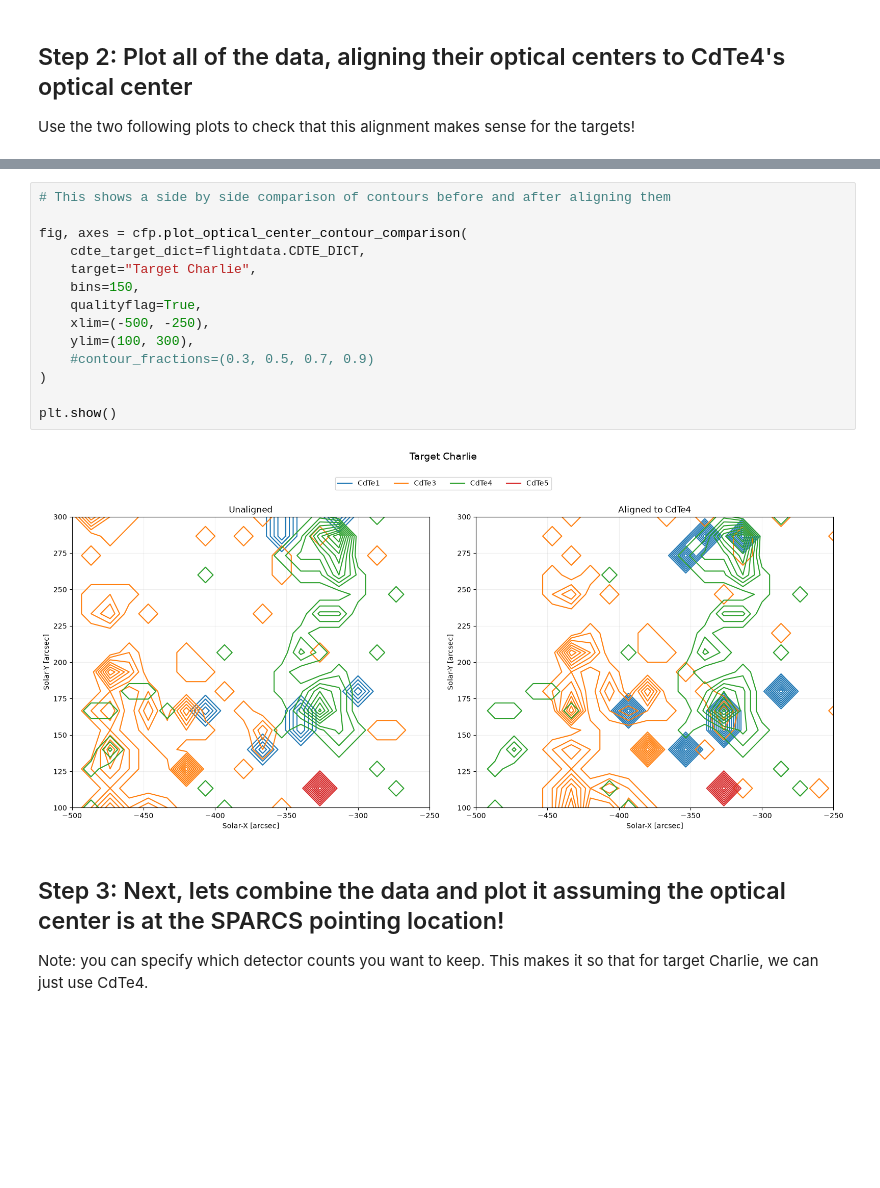
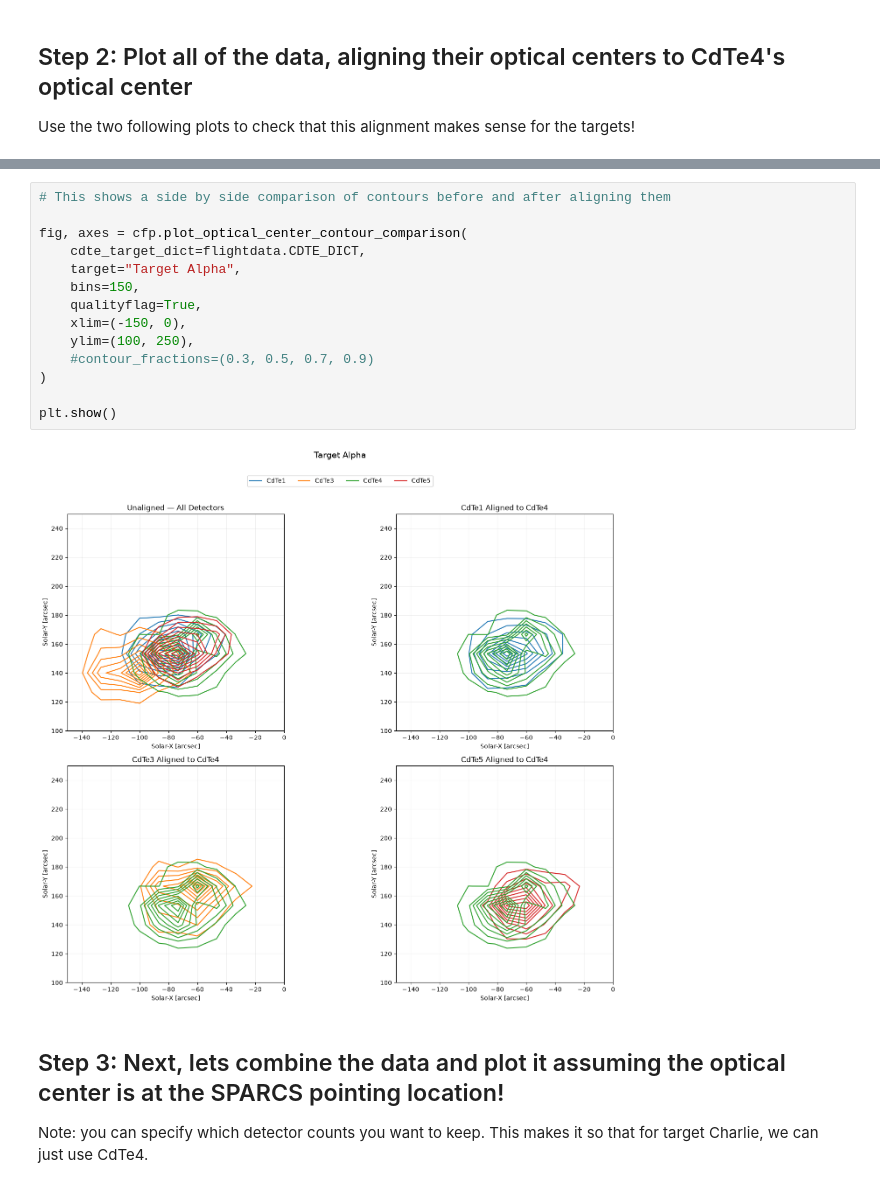
Before and after one commit to pet00184/FOXSI5_CdTeAnalysis, a Jupyter notebook: FOXSIOpticalAlignment/CdTe_SourceAlignment.ipynb, the cells around one changed output, grey strips where cells are left out. Saved outputs shown, nothing was run; the diff lists cells and outputs as text; blank space fills up the shorter version.

```diff
--- a/FOXSIOpticalAlignment/CdTe_SourceAlignment.ipynb
+++ b/FOXSIOpticalAlignment/CdTe_SourceAlignment.ipynb
@@ -46,19 +46,19 @@ plt.show()
 # %%
 # This shows a side by side comparison of contours before and after aligning them
 
 fig, axes = cfp.plot_optical_center_contour_comparison(
     cdte_target_dict=flightdata.CDTE_DICT,
-    target="Target Charlie",
+    target="Target Alpha",
     bins=150,
     qualityflag=True,
-    xlim=(-500, -250),
-    ylim=(100, 300),
+    xlim=(-150, 0),
+    ylim=(100, 250),
     #contour_fractions=(0.3, 0.5, 0.7, 0.9)
 )
 
 plt.show()
 # %% [output]
-[figure, old version]
+[figure, new version]
 # %% [markdown]
 ## Step 3: Next, lets combine the data and plot it assuming the optical center is at the SPARCS pointing location!
 
```
Also changed, not shown: parts of 14 cells of this notebook, 5 other files.
